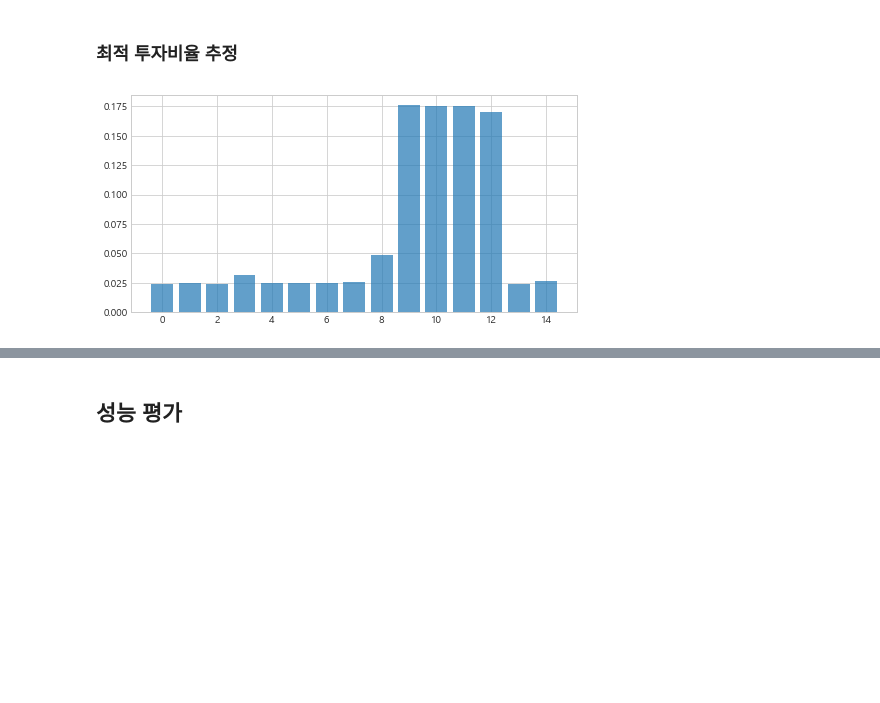
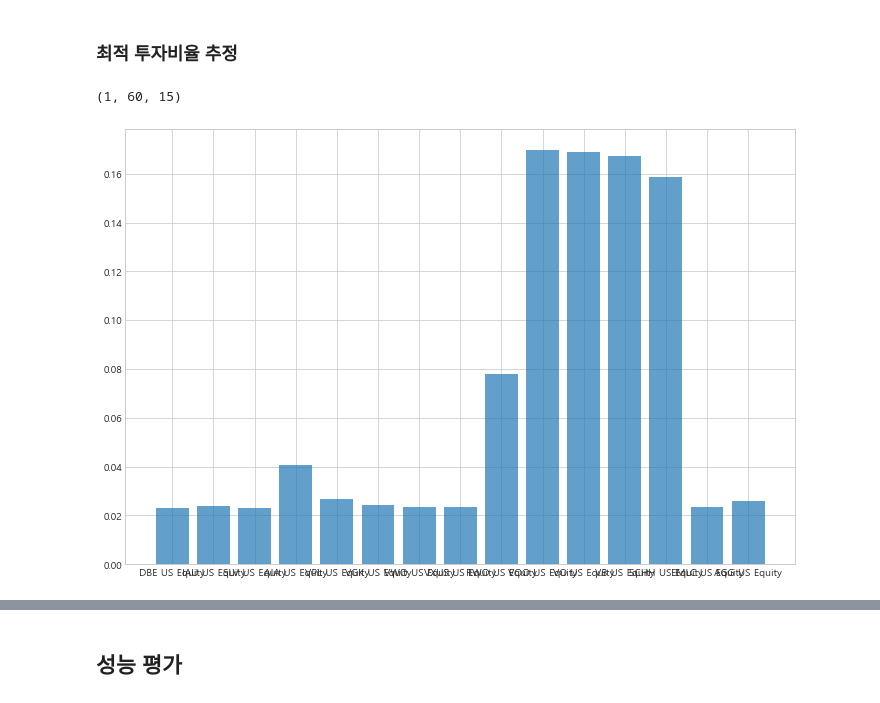
Before and after one commit to suhan-jung/etf_magaged_portfolio, a Jupyter notebook: code/mpn.ipynb, the cells around one changed output, grey strips where cells are left out. Cells and saved outputs as stored; diff of their text form; code cells hidden in the pictures; blank space fills up the shorter version.

```diff
--- a/code/mpn.ipynb
+++ b/code/mpn.ipynb
@@ -30,6 +30,8 @@ data.head()
 | 2003-09-30 | NaN | NaN | NaN | NaN | NaN | NaN | ... |
 | 2003-10-01 | NaN | NaN | NaN | NaN | NaN | NaN | ... |
 | 2003-10-02 | NaN | NaN | NaN | NaN | NaN | NaN | ... |
+# %%
+tickers = data.columns.values
 # %%
 def preprocessing(data):
     # 일자별 종가인 dataframe을 받아서 nan값 제거, linear interpolation을 한후 로그일간수익율로 변환하여 반환한다.
@@ -152,7 +172,7 @@ xc_train, xf_train = shuffle(xc_train, xf_train)
 
 # over confidence를 제어할 조절 변수 정의
 # GAMMA_CONST = 0.1
-GAMMA_CONST = 0.001
+GAMMA_CONST = 0.005
 # REG_CONST = 0.1
-REG_CONST = 0.001
+REG_CONST = 0.005
 SAVE_MODEL = '../model/mpn.h5'
@@ -226,13 +250,18 @@ plt.show()
 # %% [markdown]
 ### 최적 투자비율 추정
+# %%
+xc_test[0].reshape(1, N_TIME, N_STOCKS).shape
+# %% [output]
+(1, 60, 15)
 # %%
 def check_w(n=0):
-    plt.figure(figsize=(8,4))
+    plt.figure(figsize=(12,8))
     y_pred = model.predict(xc_test[n].reshape(1, N_TIME, N_STOCKS))[0]
-    plt.bar(np.arange(N_STOCKS), y_pred, alpha=0.7)
+    # plt.bar(np.arange(N_STOCKS), y_pred, alpha=0.7)
+    plt.bar(tickers, y_pred, alpha=0.7)
     plt.show()
 
 check_w(0)
 # %% [output]
-[figure, old version]
+[figure, new version]
 # %%
```
Also changed, not shown: parts of 19 cells of this notebook, 1 other file.
